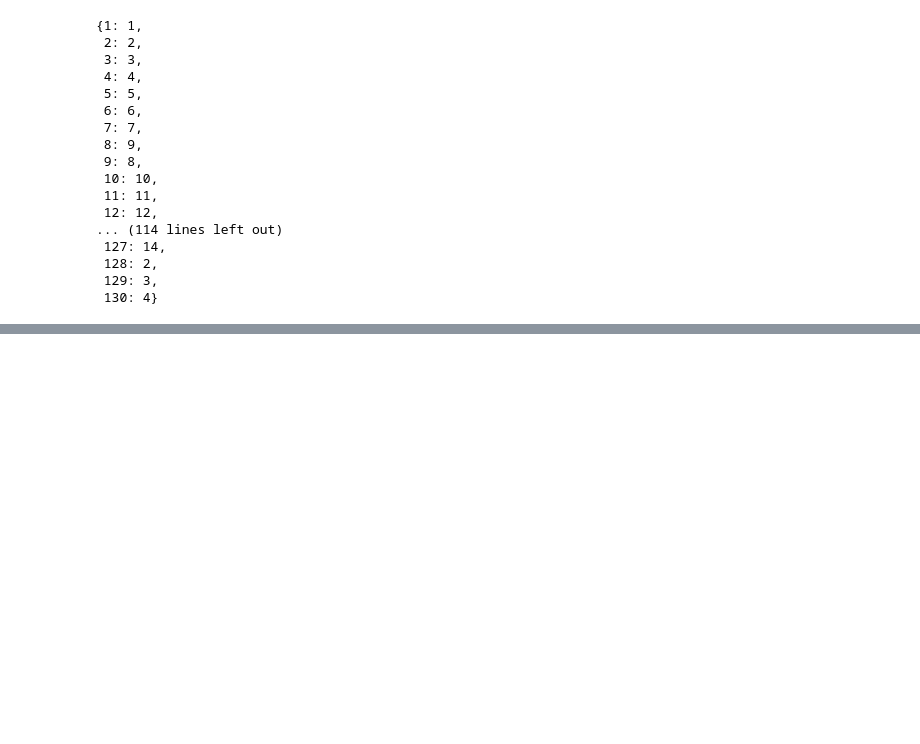
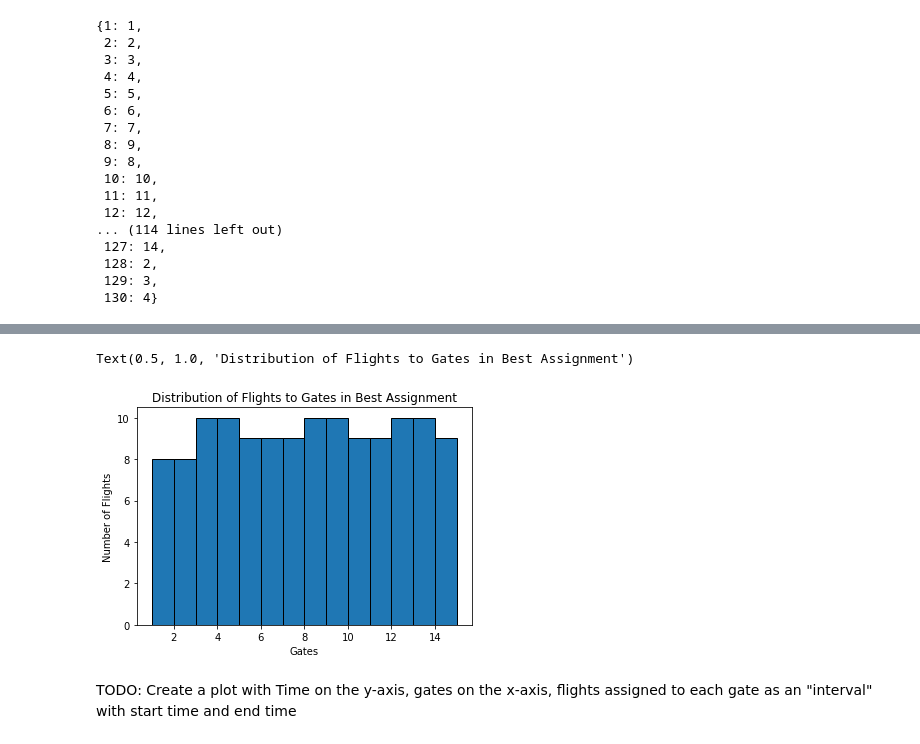
Before and after one commit to VivekShankar/AGAP, a Jupyter notebook: simulated_annealing.ipynb, the cells around one changed output, grey strips where cells are left out. Drawn from its saved outputs; the diff is of its cells as text; code cells hidden in the pictures; blank space fills up the shorter version.

```diff
--- a/simulated_annealing.ipynb
+++ b/simulated_annealing.ipynb
@@ -418,0 +449,8 @@ Value:  556072
+# %%
+outpath = "best_assignment.json"
+with open(outpath, "w") as outfile:
+    best_assignment = {int(k):int(v) for k,v in best_assignment.items()}
+    json.dump(best_assignment, outfile)
+
+best_values_df = pd.DataFrame(best_values_list, columns=["values"])
+best_values_df.to_csv("best_values.csv")
@@ -418,0 +492,3 @@ Value:  556072
+# %%
+best_assignment_df = pd.DataFrame.from_dict(list(best_assignment.items()))
+best_assignment_df = best_assignment_df.rename(columns={0:"Flight Number", 1:"Gate"})
@@ -418,0 +522,10 @@ Value:  556072
+# %%
+plt.hist(best_assignment_df["Gate"], bins=list(range(1,num_gates+2)), edgecolor="black")
+plt.xlabel("Gates")
+plt.ylabel("Number of Flights")
+plt.title("Distribution of Flights to Gates in Best Assignment")
+# %% [output]
+Text(0.5, 1.0, 'Distribution of Flights to Gates in Best Assignment')
+[figure, added]
+# %% [markdown]
+TODO: Create a plot with Time on the y-axis, gates on the x-axis, flights assigned to each gate as an "interval" with start time and end time
```
Also changed, not shown: parts of 16 cells of this notebook, 2 other files.
